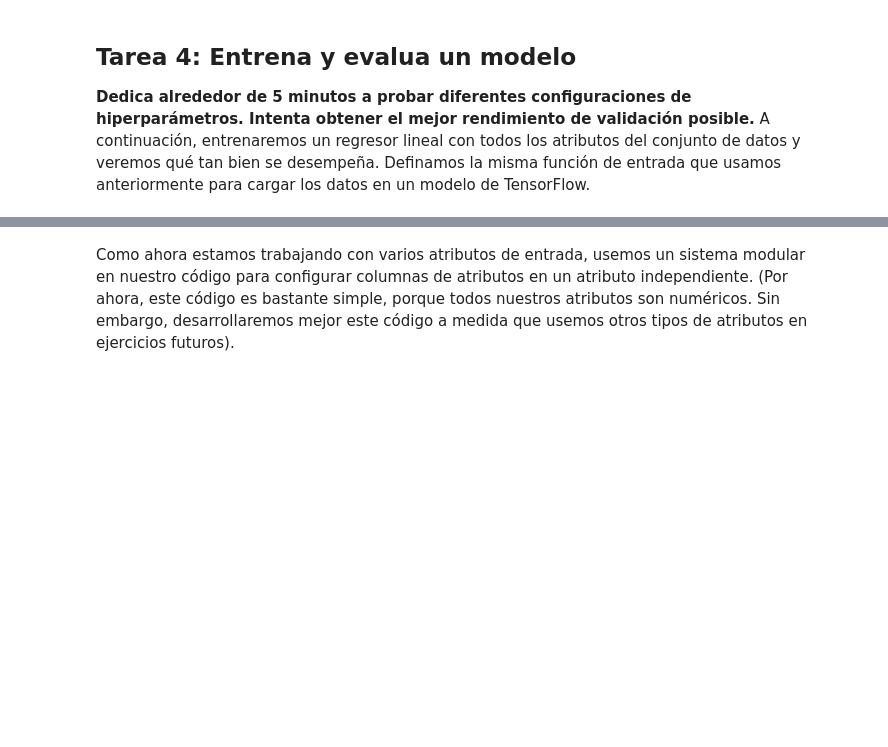
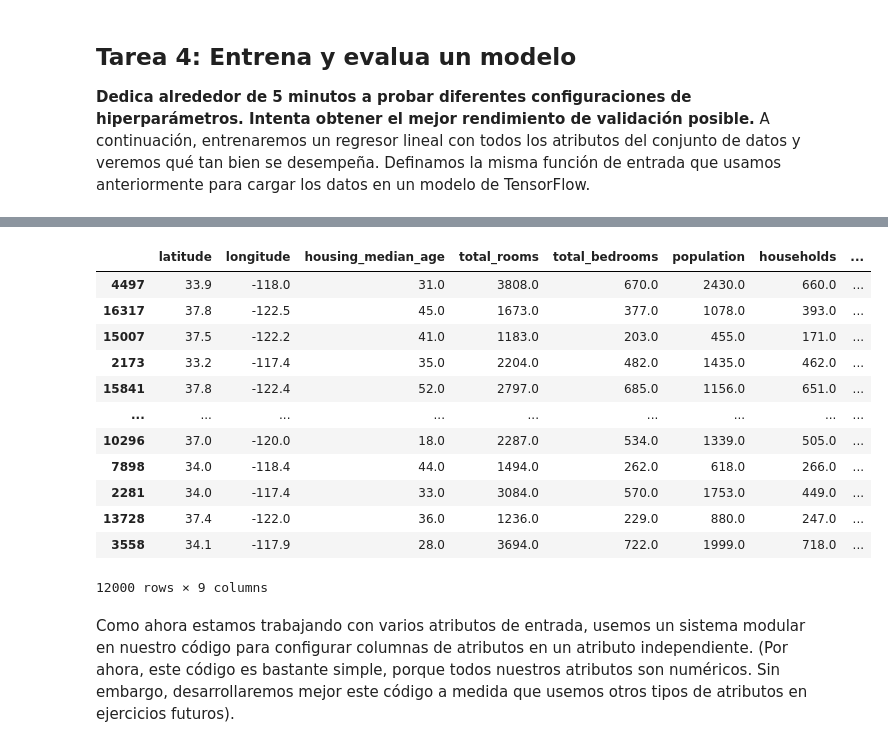
Before and after one commit to smusolino/tensorflow-course, a Jupyter notebook: validation.ipynb, the cells around one changed output, grey strips where cells are left out. Cells and saved outputs as stored; diff of their text form; code cells hidden in the pictures; blank space fills up the shorter version.

```diff
--- a/validation.ipynb
+++ b/validation.ipynb
@@ -240,0 +335,16 @@ def my_input_fn(features, targets, batch_size=1, shuffle=True, num_epochs=None):
+# %%
+training_examples
+# %% [output]
+|  | latitude | longitude | housing_median_age | total_rooms | total_bedrooms | population | households | ... |
+| 4497 | 33.9 | -118.0 | 31.0 | 3808.0 | 670.0 | 2430.0 | 660.0 | ... |
+| 16317 | 37.8 | -122.5 | 45.0 | 1673.0 | 377.0 | 1078.0 | 393.0 | ... |
+| 15007 | 37.5 | -122.2 | 41.0 | 1183.0 | 203.0 | 455.0 | 171.0 | ... |
+| 2173 | 33.2 | -117.4 | 35.0 | 2204.0 | 482.0 | 1435.0 | 462.0 | ... |
+| 15841 | 37.8 | -122.4 | 52.0 | 2797.0 | 685.0 | 1156.0 | 651.0 | ... |
+| ... | ... | ... | ... | ... | ... | ... | ... | ... |
+| 10296 | 37.0 | -120.0 | 18.0 | 2287.0 | 534.0 | 1339.0 | 505.0 | ... |
+| 7898 | 34.0 | -118.4 | 44.0 | 1494.0 | 262.0 | 618.0 | 266.0 | ... |
+| 2281 | 34.0 | -117.4 | 33.0 | 3084.0 | 570.0 | 1753.0 | 449.0 | ... |
+| 13728 | 37.4 | -122.0 | 36.0 | 1236.0 | 229.0 | 880.0 | 247.0 | ... |
+| 3558 | 34.1 | -117.9 | 28.0 | 3694.0 | 722.0 | 1999.0 | 718.0 | ... |
+12000 rows × 9 columns
```
Also changed, not shown: parts of 14 cells of this notebook.
